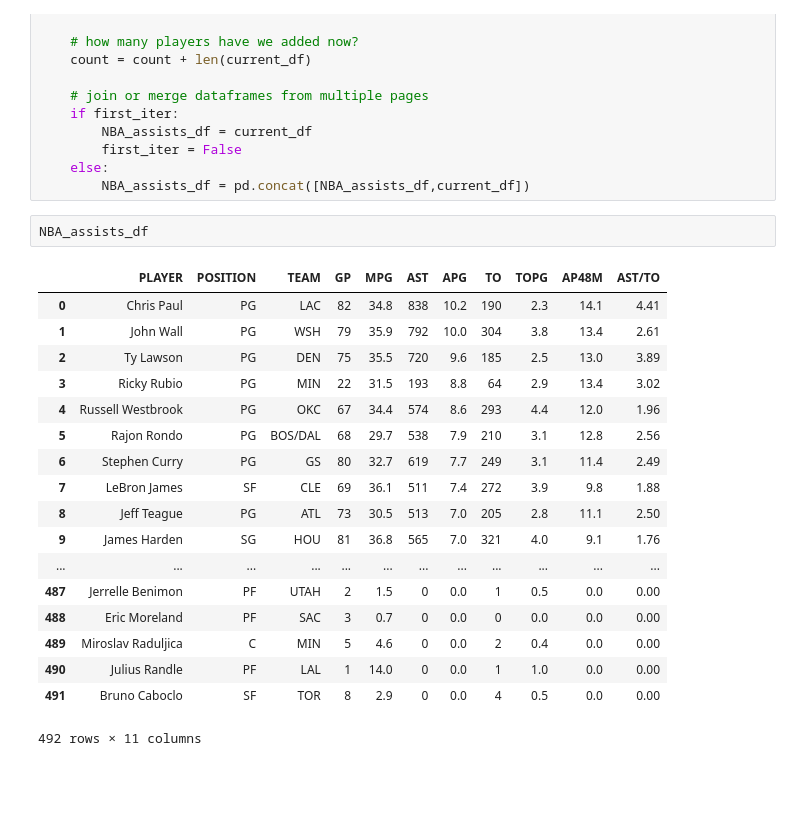
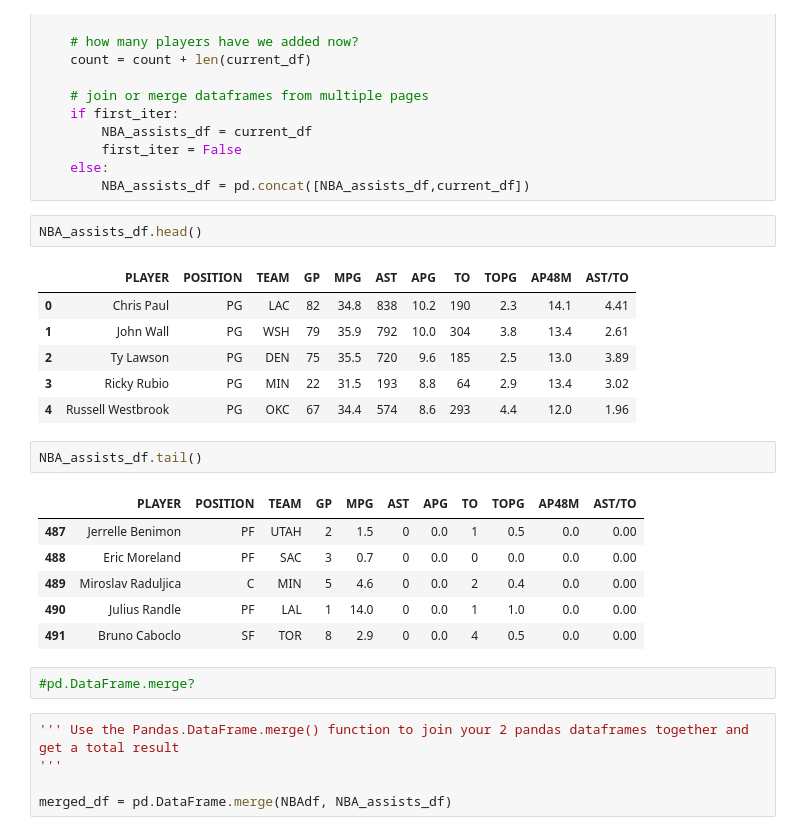
Before and after one commit to pburkard88/DS_BOS_07_Students, a Jupyter notebook: VivaHorowitz/04_Intro_to_Web_Scraping,_my_version.ipynb, the cells around one changed output. Drawn from its saved outputs; the diff is of its cells as text; blank space fills up the shorter version.

```diff
--- a/VivaHorowitz/04_Intro_to_Web_Scraping,_my_version.ipynb
+++ b/VivaHorowitz/04_Intro_to_Web_Scraping,_my_version.ipynb
@@ -383,23 +383,27 @@ for n in range(1,482,40):
     else:
         NBA_assists_df = pd.concat([NBA_assists_df,current_df])
 # %%
-NBA_assists_df
+NBA_assists_df.head()
 # %% [output]
 |  | PLAYER | POSITION | TEAM | GP | MPG | AST | APG | TO | TOPG | AP48M | AST/TO |
 | 0 | Chris Paul | PG | LAC | 82 | 34.8 | 838 | 10.2 | 190 | 2.3 | 14.1 | 4.41 |
 | 1 | John Wall | PG | WSH | 79 | 35.9 | 792 | 10.0 | 304 | 3.8 | 13.4 | 2.61 |
 | 2 | Ty Lawson | PG | DEN | 75 | 35.5 | 720 | 9.6 | 185 | 2.5 | 13.0 | 3.89 |
 | 3 | Ricky Rubio | PG | MIN | 22 | 31.5 | 193 | 8.8 | 64 | 2.9 | 13.4 | 3.02 |
 | 4 | Russell Westbrook | PG | OKC | 67 | 34.4 | 574 | 8.6 | 293 | 4.4 | 12.0 | 1.96 |
-| 5 | Rajon Rondo | PG | BOS/DAL | 68 | 29.7 | 538 | 7.9 | 210 | 3.1 | 12.8 | 2.56 |
-| 6 | Stephen Curry | PG | GS | 80 | 32.7 | 619 | 7.7 | 249 | 3.1 | 11.4 | 2.49 |
-| 7 | LeBron James | SF | CLE | 69 | 36.1 | 511 | 7.4 | 272 | 3.9 | 9.8 | 1.88 |
-| 8 | Jeff Teague | PG | ATL | 73 | 30.5 | 513 | 7.0 | 205 | 2.8 | 11.1 | 2.50 |
-| 9 | James Harden | SG | HOU | 81 | 36.8 | 565 | 7.0 | 321 | 4.0 | 9.1 | 1.76 |
-| ... | ... | ... | ... | ... | ... | ... | ... | ... | ... | ... | ... |
-| 487 | Jerrelle Benimon | PF | UTAH | 2 | 1.5 | 0 | 0.0 | 1 | 0.5 | 0.0 | 0.00 |
-| 488 | Eric Moreland | PF | SAC | 3 | 0.7 | 0 | 0.0 | 0 | 0.0 | 0.0 | 0.00 |
-| 489 | Miroslav Raduljica | C | MIN | 5 | 4.6 | 0 | 0.0 | 2 | 0.4 | 0.0 | 0.00 |
-| 490 | Julius Randle | PF | LAL | 1 | 14.0 | 0 | 0.0 | 1 | 1.0 | 0.0 | 0.00 |
-| 491 | Bruno Caboclo | SF | TOR | 8 | 2.9 | 0 | 0.0 | 4 | 0.5 | 0.0 | 0.00 |
-492 rows × 11 columns
+# %%
+NBA_assists_df.tail()
+# %% [output]
+|  | PLAYER | POSITION | TEAM | GP | MPG | AST | APG | TO | TOPG | AP48M | AST/TO |
+| 487 | Jerrelle Benimon | PF | UTAH | 2 | 1.5 | 0 | 0.0 | 1 | 0.5 | 0.0 | 0.00 |
+| 488 | Eric Moreland | PF | SAC | 3 | 0.7 | 0 | 0.0 | 0 | 0.0 | 0.0 | 0.00 |
+| 489 | Miroslav Raduljica | C | MIN | 5 | 4.6 | 0 | 0.0 | 2 | 0.4 | 0.0 | 0.00 |
+| 490 | Julius Randle | PF | LAL | 1 | 14.0 | 0 | 0.0 | 1 | 1.0 | 0.0 | 0.00 |
+| 491 | Bruno Caboclo | SF | TOR | 8 | 2.9 | 0 | 0.0 | 4 | 0.5 | 0.0 | 0.00 |
+# %%
+#pd.DataFrame.merge?
+# %%
+''' Use the Pandas.DataFrame.merge() function to join your 2 pandas dataframes together and get a total result
+'''
+
+merged_df = pd.DataFrame.merge(NBAdf, NBA_assists_df)
```
Also changed, not shown: parts of 6 cells of this notebook.
